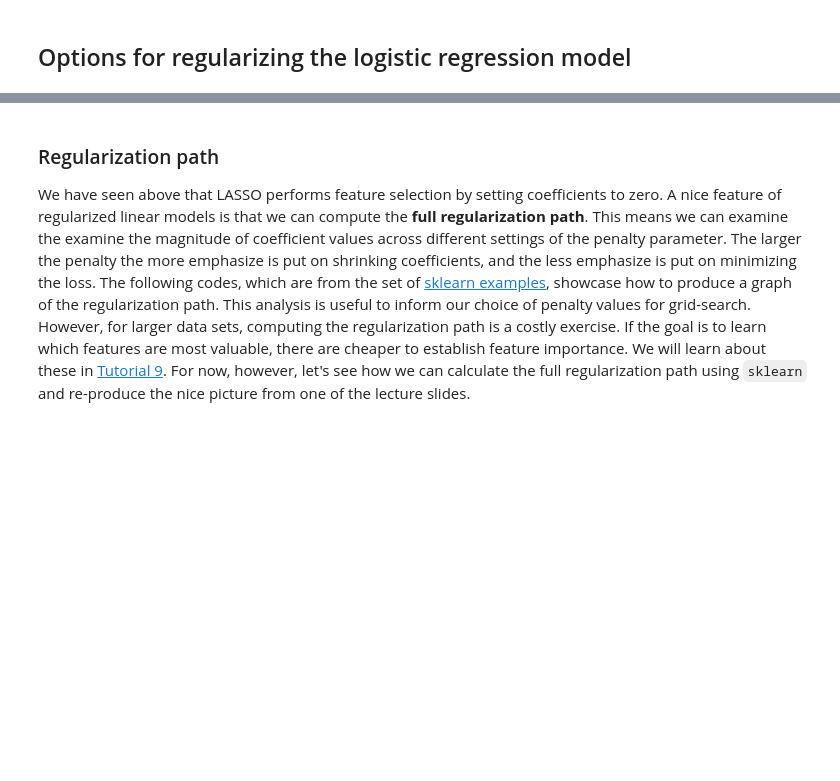
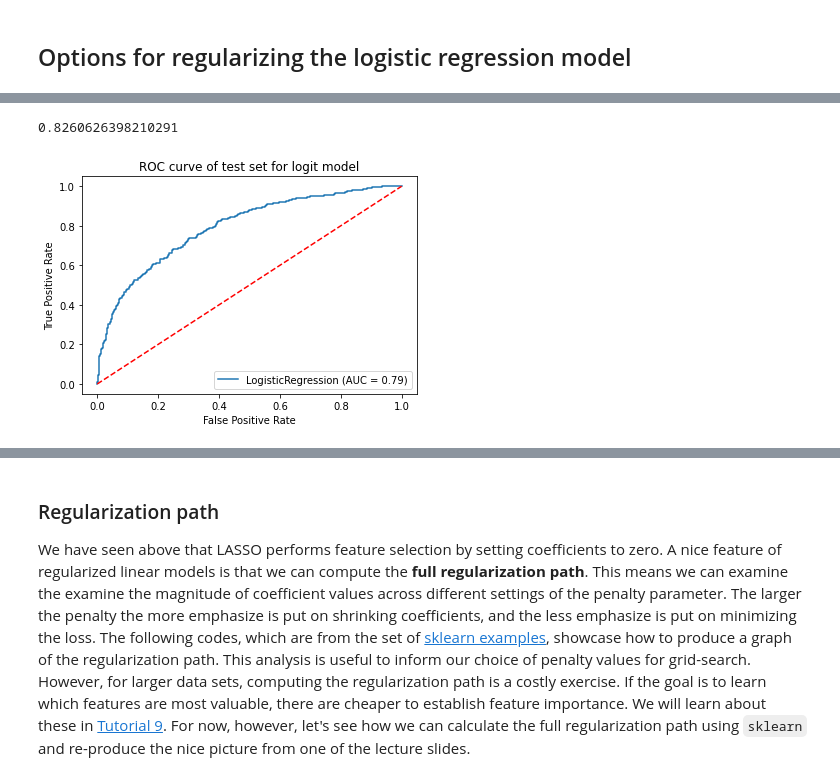
Before and after one commit to Humboldt-WI/bads, a Jupyter notebook: tutorials/7_nb_model_selection.ipynb, the cells around one changed output, grey strips where cells are left out. Drawn from its saved outputs; the diff is of its cells as text; code cells hidden in the pictures; blank space fills up the shorter version.

```diff
--- a/tutorials/7_nb_model_selection.ipynb
+++ b/tutorials/7_nb_model_selection.ipynb
@@ -98,0 +184,14 @@ idea of regularization is to introduce bias to reduce variance. Can we confirm t
+# %%
+logit_pred = logit.predict(X_test)
+
+logit_acc = metrics.accuracy_score(y_test, logit_pred)
+
+logit_acc.mean()
+# %% [output]
+0.8260626398210291
+# %%
+metrics.plot_roc_curve(logit, X_test, y_test)
+plt.title('ROC curve of test set for logit model')
+plt.plot([0, 1], [0, 1], "r--");
+# %% [output]
+[figure, added]
```
Also changed, not shown: parts of 95 cells of this notebook.
